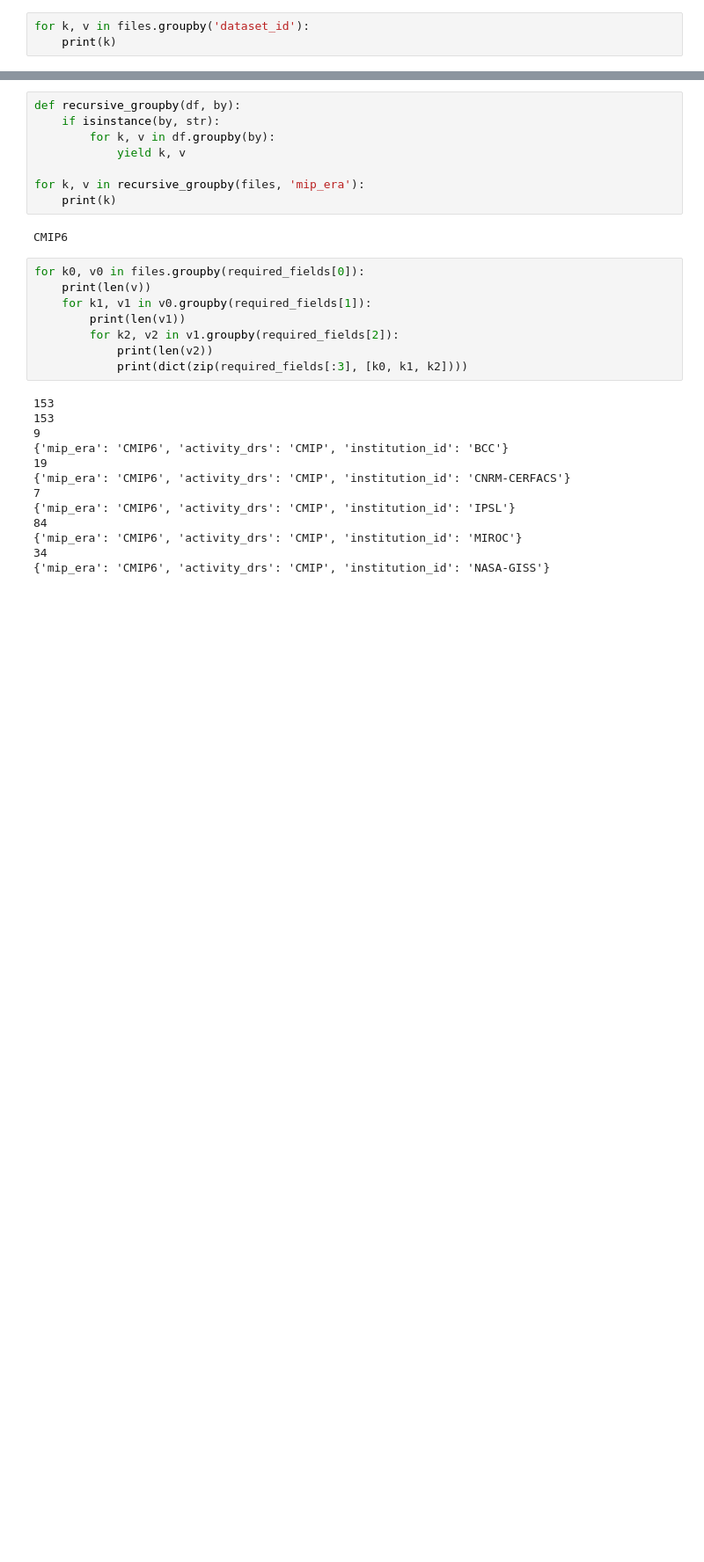
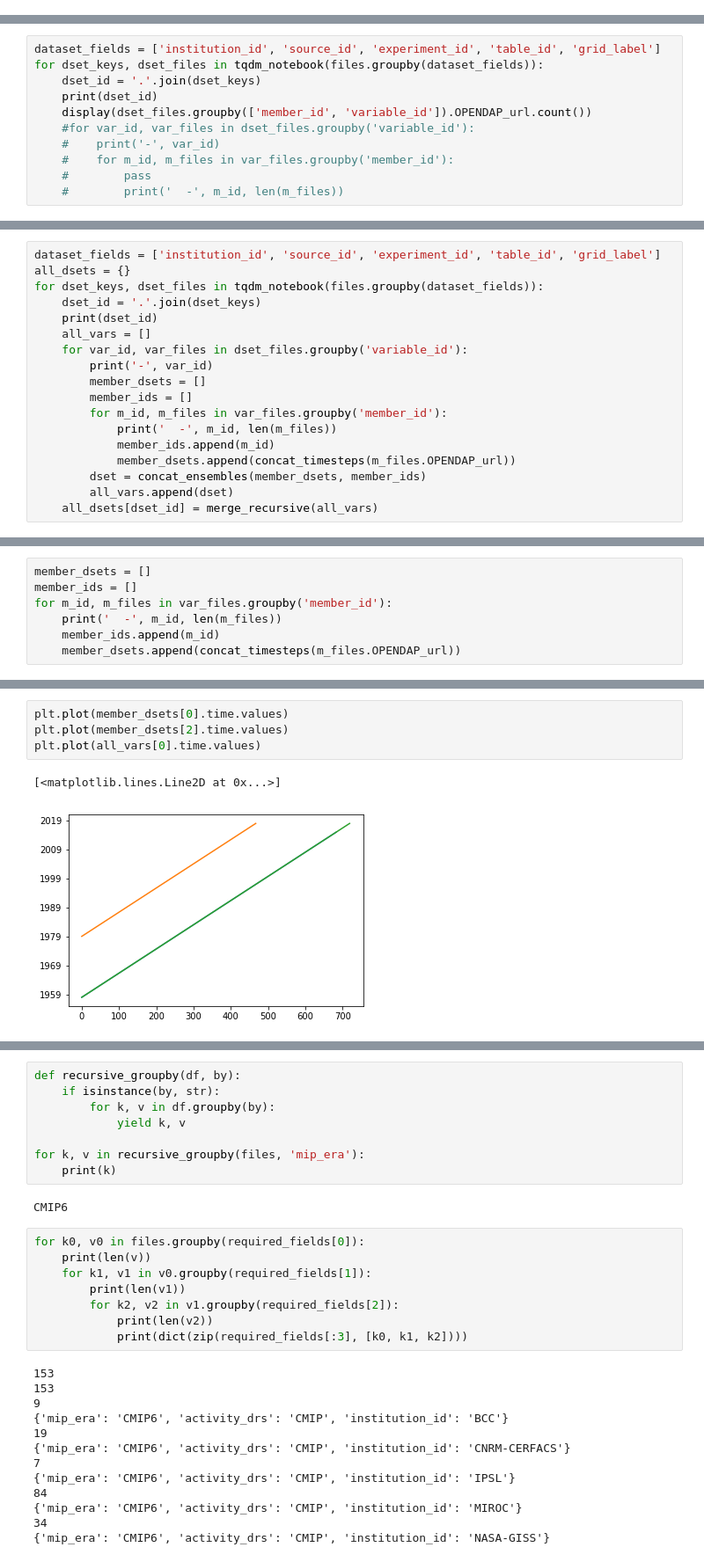
Before and after one commit to rabernat/pangeo_esgf_demo, a Jupyter notebook: esgf_llnl_thredds.ipynb, the cells around one changed output, grey strips where cells are left out. Shown at 88% size. Cells and saved outputs as stored; diff of their text form; blank space fills up the shorter version.

```diff
--- a/esgf_llnl_thredds.ipynb
+++ b/esgf_llnl_thredds.ipynb
@@ -127,3 +139,0 @@ files
-# %%
-for k, v in files.groupby('dataset_id'):
-    print(k)
@@ -177,0 +145,11 @@ for k, v in files.groupby(required_fields):
+# %%
+dataset_fields = ['institution_id', 'source_id', 'experiment_id', 'table_id', 'grid_label']
+for dset_keys, dset_files in tqdm_notebook(files.groupby(dataset_fields)):
+    dset_id = '.'.join(dset_keys)
+    print(dset_id)
+    display(dset_files.groupby(['member_id', 'variable_id']).OPENDAP_url.count())
+    #for var_id, var_files in dset_files.groupby('variable_id'):
+    #    print('-', var_id)
+    #    for m_id, m_files in var_files.groupby('member_id'):
+    #        pass
+    #        print('  -', m_id, len(m_files))
@@ -177,0 +350,18 @@ for k, v in files.groupby(required_fields):
+# %%
+dataset_fields = ['institution_id', 'source_id', 'experiment_id', 'table_id', 'grid_label']
+all_dsets = {}
+for dset_keys, dset_files in tqdm_notebook(files.groupby(dataset_fields)):
+    dset_id = '.'.join(dset_keys)
+    print(dset_id)
+    all_vars = []
+    for var_id, var_files in dset_files.groupby('variable_id'):
+        print('-', var_id)
+        member_dsets = []
+        member_ids = []
+        for m_id, m_files in var_files.groupby('member_id'):
+            print('  -', m_id, len(m_files))
+            member_ids.append(m_id)
+            member_dsets.append(concat_timesteps(m_files.OPENDAP_url))
+        dset = concat_ensembles(member_dsets, member_ids)
+        all_vars.append(dset)
+    all_dsets[dset_id] = merge_recursive(all_vars)
@@ -177,0 +575,7 @@ for k, v in files.groupby(required_fields):
+# %%
+member_dsets = []
+member_ids = []
+for m_id, m_files in var_files.groupby('member_id'):
+    print('  -', m_id, len(m_files))
+    member_ids.append(m_id)
+    member_dsets.append(concat_timesteps(m_files.OPENDAP_url))
@@ -177,0 +643,7 @@ for k, v in files.groupby(required_fields):
+# %%
+plt.plot(member_dsets[0].time.values)
+plt.plot(member_dsets[2].time.values)
+plt.plot(all_vars[0].time.values)
+# %% [output]
+[<matplotlib.lines.Line2D at 0x...>]
+[figure, added]
```
Also changed, not shown: parts of 63 cells of this notebook.
